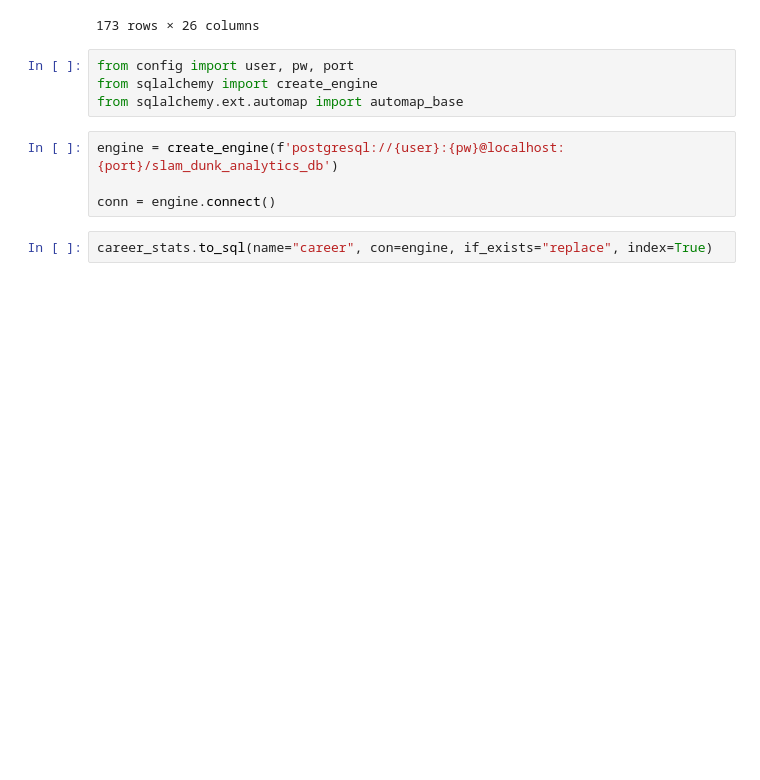
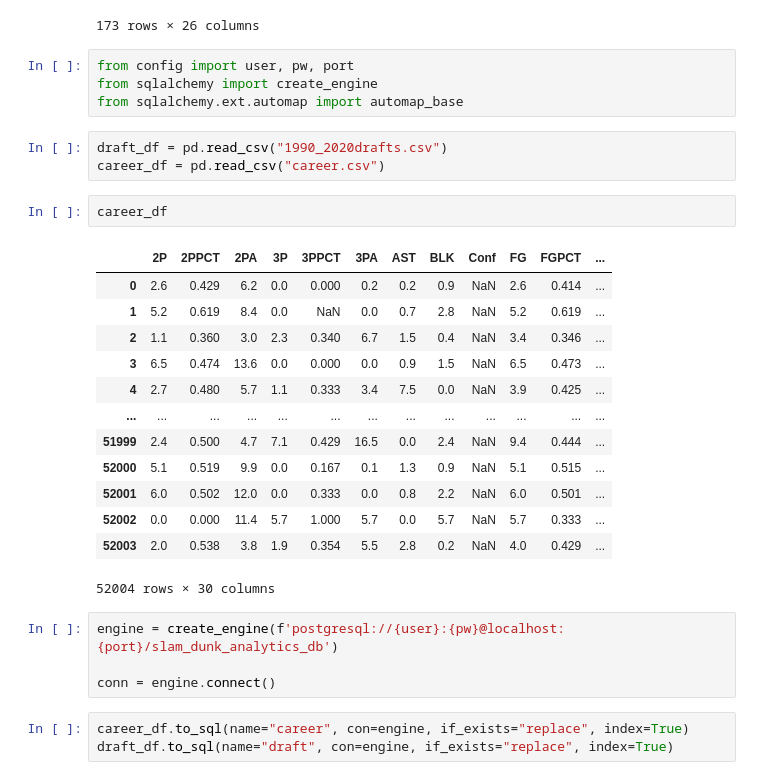
Before and after one commit to jacance/slam-dunk-analytics, a Jupyter notebook: Players_Test_SQL.ipynb, the cells around one changed output. Drawn from its saved outputs; the diff is of its cells as text; blank space fills up the shorter version.

Commit message:
load both tables into sqlalchemy

```diff
--- a/Players_Test_SQL.ipynb
+++ b/Players_Test_SQL.ipynb
@@ -276,9 +276,29 @@ career_stats
 from config import user, pw, port
 from sqlalchemy import create_engine
 from sqlalchemy.ext.automap import automap_base
+# %%
+draft_df = pd.read_csv("1990_2020drafts.csv")
+career_df = pd.read_csv("career.csv")
+# %%
+career_df
+# %% [output]
+|  | 2P | 2PPCT | 2PA | 3P | 3PPCT | 3PA | AST | BLK | Conf | FG | FGPCT | ... |
+| 0 | 2.6 | 0.429 | 6.2 | 0.0 | 0.000 | 0.2 | 0.2 | 0.9 | NaN | 2.6 | 0.414 | ... |
+| 1 | 5.2 | 0.619 | 8.4 | 0.0 | NaN | 0.0 | 0.7 | 2.8 | NaN | 5.2 | 0.619 | ... |
+| 2 | 1.1 | 0.360 | 3.0 | 2.3 | 0.340 | 6.7 | 1.5 | 0.4 | NaN | 3.4 | 0.346 | ... |
+| 3 | 6.5 | 0.474 | 13.6 | 0.0 | 0.000 | 0.0 | 0.9 | 1.5 | NaN | 6.5 | 0.473 | ... |
+| 4 | 2.7 | 0.480 | 5.7 | 1.1 | 0.333 | 3.4 | 7.5 | 0.0 | NaN | 3.9 | 0.425 | ... |
+| ... | ... | ... | ... | ... | ... | ... | ... | ... | ... | ... | ... | ... |
+| 51999 | 2.4 | 0.500 | 4.7 | 7.1 | 0.429 | 16.5 | 0.0 | 2.4 | NaN | 9.4 | 0.444 | ... |
+| 52000 | 5.1 | 0.519 | 9.9 | 0.0 | 0.167 | 0.1 | 1.3 | 0.9 | NaN | 5.1 | 0.515 | ... |
+| 52001 | 6.0 | 0.502 | 12.0 | 0.0 | 0.333 | 0.0 | 0.8 | 2.2 | NaN | 6.0 | 0.501 | ... |
+| 52002 | 0.0 | 0.000 | 11.4 | 5.7 | 1.000 | 5.7 | 0.0 | 5.7 | NaN | 5.7 | 0.333 | ... |
+| 52003 | 2.0 | 0.538 | 3.8 | 1.9 | 0.354 | 5.5 | 2.8 | 0.2 | NaN | 4.0 | 0.429 | ... |
+52004 rows × 30 columns
 # %%
 engine = create_engine(f'postgresql://{user}:{pw}@localhost:{port}/slam_dunk_analytics_db')
 
 conn = engine.connect()
 # %%
-career_stats.to_sql(name="career", con=engine, if_exists="replace", index=True)
+career_df.to_sql(name="career", con=engine, if_exists="replace", index=True)
+draft_df.to_sql(name="draft", con=engine, if_exists="replace", index=True)
```
Also changed, not shown: parts of 3 cells of this notebook.
